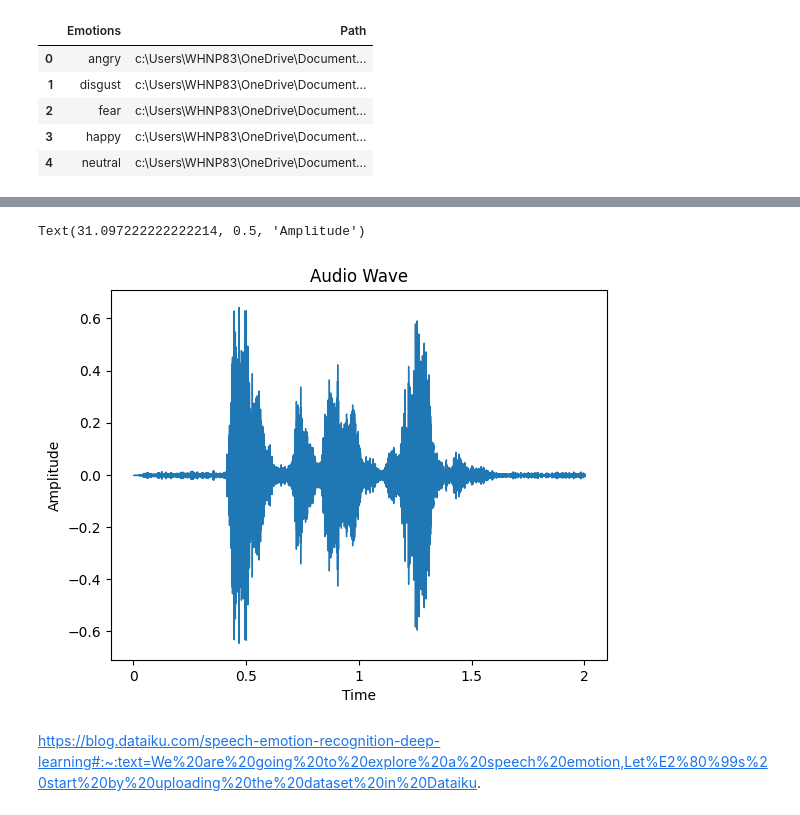
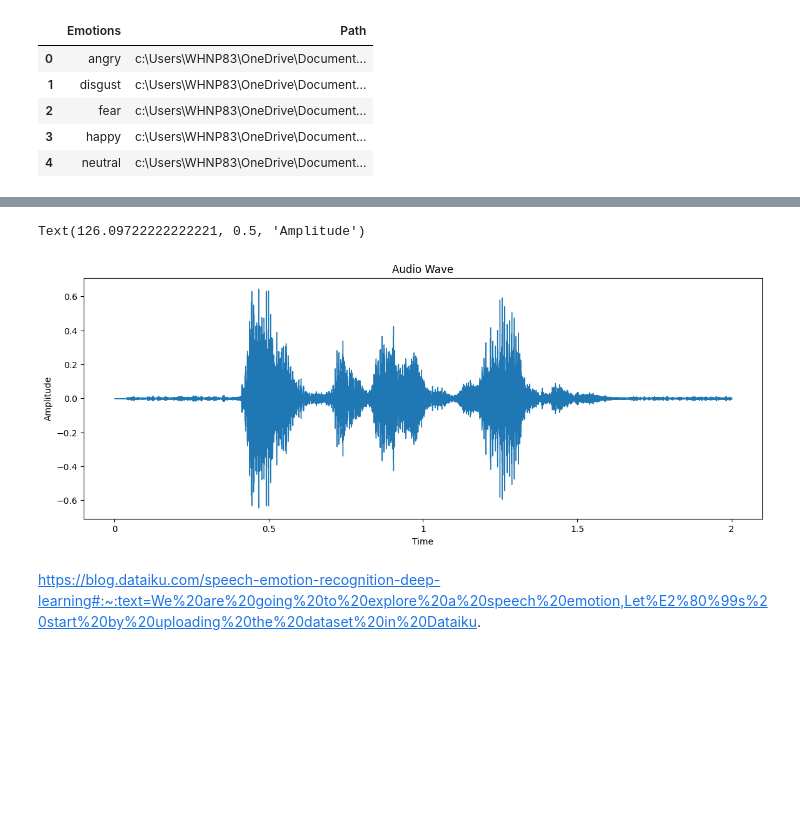
Before and after one commit to Jeswin-8802/SER-using-2D-CNN, a Jupyter notebook: Speech.ipynb, the cells around one changed output, grey strips where cells are left out. Saved outputs shown, nothing was run; the diff lists cells and outputs as text; code cells hidden in the pictures; blank space fills up the shorter version.

```diff
--- a/Speech.ipynb
+++ b/Speech.ipynb
@@ -106,11 +124,12 @@ display(audio)
 # %%
 audio_array, sampling_rate = librosa.load(Crema_df['Path'][0], duration = 2)
+plt.figure(figsize = (14, 5))
 librosa.display.waveshow(audio_array, sr = sampling_rate)
 plt.title('Audio Wave')
 plt.xlabel('Time')
 plt.ylabel('Amplitude')
 # %% [output]
-Text(31.097222222222214, 0.5, 'Amplitude')
+Text(126.09722222222221, 0.5, 'Amplitude')
-[figure, old version]
+[figure, new version]
 # %% [markdown]
 https://blog.dataiku.com/speech-emotion-recognition-deep-learning#:~:text=We%20are%20going%20to%20explore%20a%20speech%20emotion,Let%E2%80%99s%20start%20by%20uploading%20the%20dataset%20in%20Dataiku.
```
Also changed, not shown: parts of 12 cells of this notebook, 1 other file.
